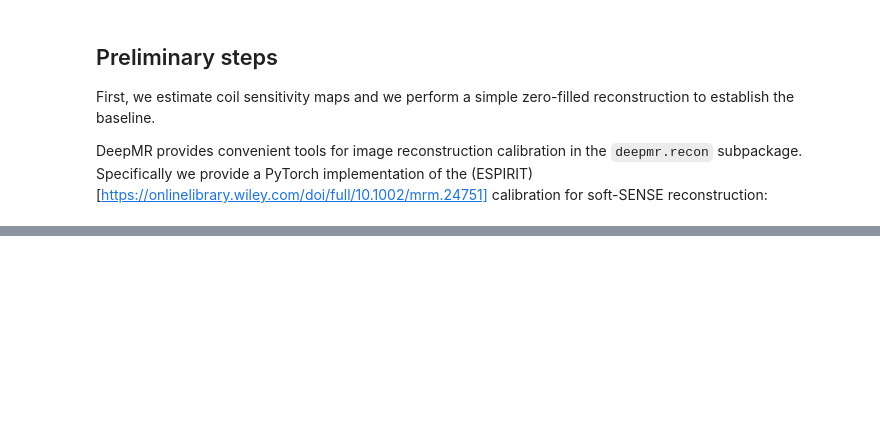
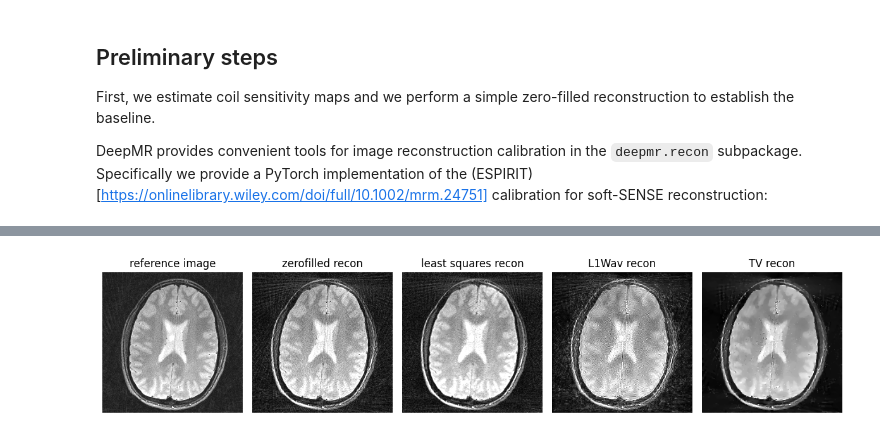
Before and after one commit to INFN-PREDATOR/PREDATOR-milestones, a Jupyter notebook: notebooks/M1c_iterative_reco.ipynb, the cells around one changed output, grey strips where cells are left out. Saved outputs shown, nothing was run; the diff lists cells and outputs as text; code cells hidden in the pictures; blank space fills up the shorter version.

Commit message:
Update M1c params

```diff
--- a/notebooks/M1c_iterative_reco.ipynb
+++ b/notebooks/M1c_iterative_reco.ipynb
@@ -148,0 +135,21 @@ plt.tight_layout()
+# %%
+plt.rcParams['figure.figsize'] = [12, 4]
+
+plt.subplot(1, 5, 1)
+tmp = abs(torch.flip(img0, dims=(-1,)).squeeze().numpy(force=True)).T
+_ = plt.imshow(tmp / tmp.max(), cmap="gray", vmin=0, vmax=0.5), plt.axis("off"), plt.title("reference image")
+plt.subplot(1, 5, 2)
+tmp = abs(torch.flip(img_zf, dims=(-1,)).squeeze().numpy(force=True)).T
+_ = plt.imshow(tmp / tmp.max(), cmap="gray", vmin=0, vmax=0.5), plt.axis("off"), plt.title("zerofilled recon")
+plt.subplot(1, 5, 3)
+tmp = abs(torch.flip(img_tk, dims=(-1,)).squeeze().numpy(force=True)).T
+_ = plt.imshow(tmp / tmp.max(), cmap="gray", vmin=0, vmax=0.5), plt.axis("off"), plt.title("least squares recon")
+plt.subplot(1, 5, 4)
+tmp = abs(torch.flip(img_l1wav, dims=(-1,)).squeeze().numpy(force=True)).T
+_ = plt.imshow(tmp / tmp.max(), cmap="gray", vmin=0, vmax=0.4), plt.axis("off"), plt.title("L1Wav recon")
+plt.subplot(1, 5, 5)
+tmp = abs(torch.flip(img_tv, dims=(-1,)).squeeze().numpy(force=True)).T
+_ = plt.imshow(tmp / tmp.max(), cmap="gray", vmin=0, vmax=0.4), plt.axis("off"), plt.title("TV recon")
+plt.tight_layout()
+# %% [output]
+[figure, added]
```
Also changed, not shown: parts of 5 cells of this notebook.
